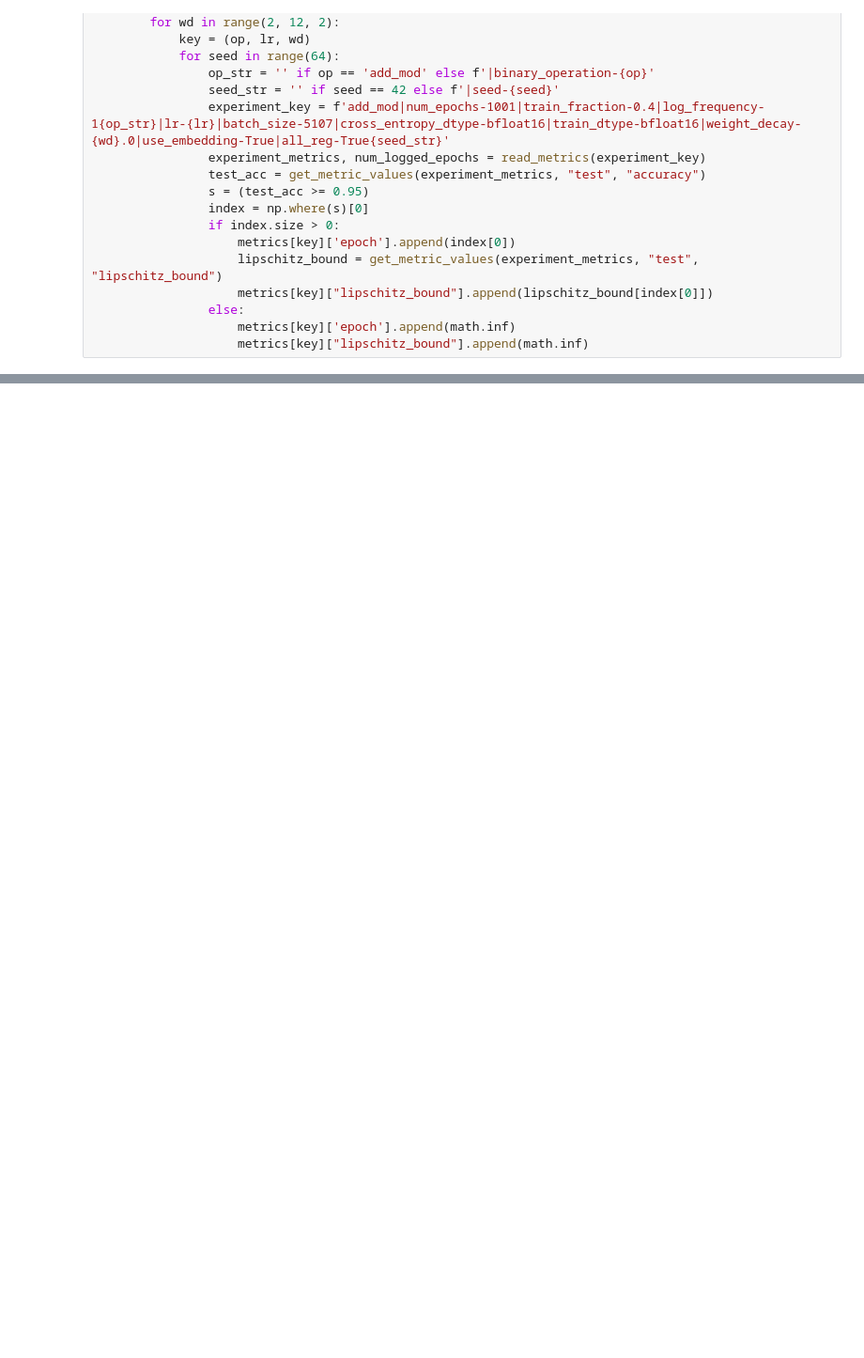
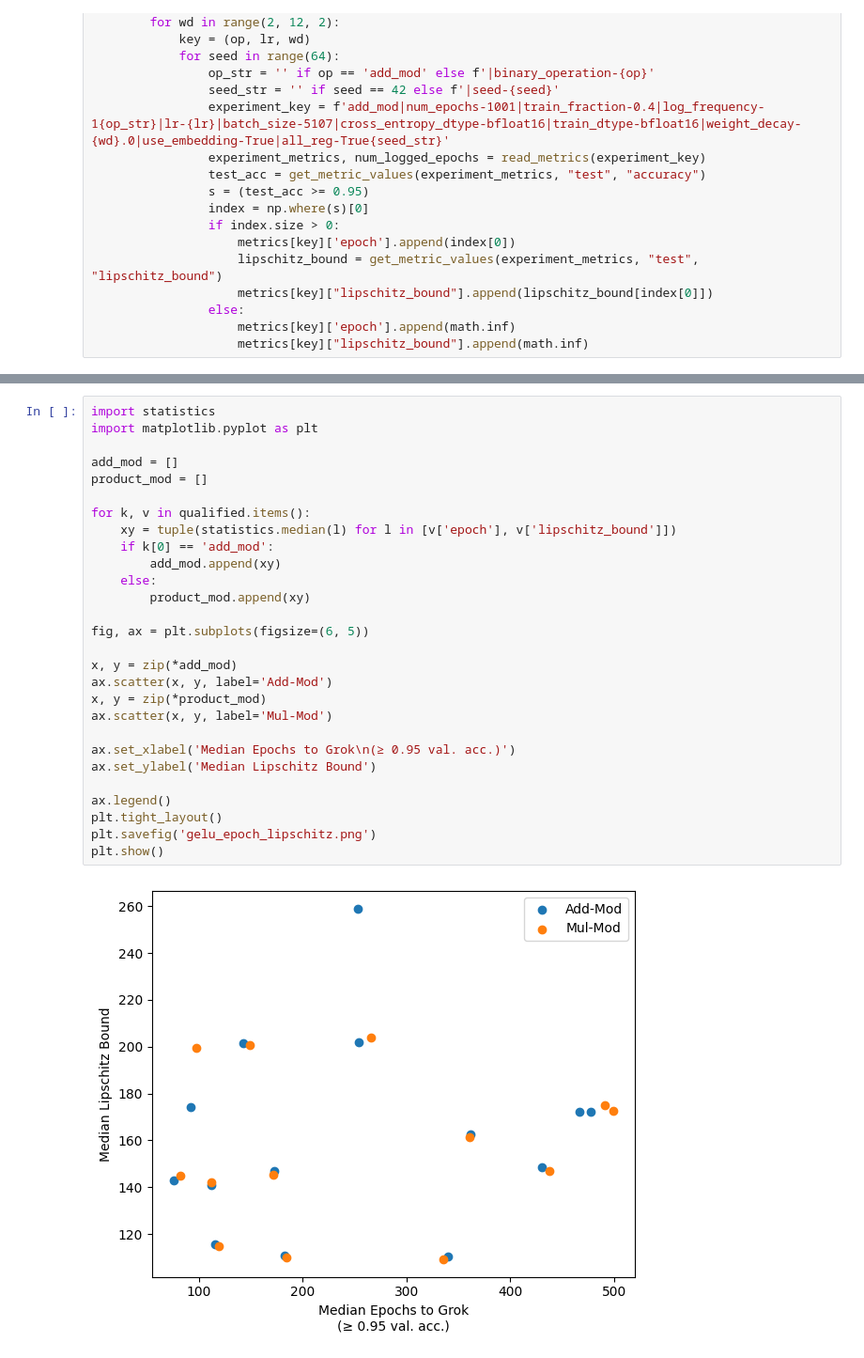
Before and after one commit to EIFY/grokking-at-the-edge-of-numerical-stability, a Jupyter notebook: lipschitz_plots.ipynb, the cells around one changed output, grey strips where cells are left out. Shown at 94% size. Cells and saved outputs as stored; diff of their text form; blank space fills up the shorter version.

Commit message:
GELU exp., filter out all settings that don't grok reliably

```diff
--- a/lipschitz_plots.ipynb
+++ b/lipschitz_plots.ipynb
@@ -99,0 +136,30 @@ plt.show()
+# %%
+import statistics
+import matplotlib.pyplot as plt
+
+add_mod = []
+product_mod = []
+
+for k, v in qualified.items():
+    xy = tuple(statistics.median(l) for l in [v['epoch'], v['lipschitz_bound']])
+    if k[0] == 'add_mod':
+        add_mod.append(xy)
+    else:
+        product_mod.append(xy)
+
+fig, ax = plt.subplots(figsize=(6, 5))
+
+x, y = zip(*add_mod)
+ax.scatter(x, y, label='Add-Mod')
+x, y = zip(*product_mod)
+ax.scatter(x, y, label='Mul-Mod')
+
+ax.set_xlabel('Median Epochs to Grok\n(≥ 0.95 val. acc.)')
+ax.set_ylabel('Median Lipschitz Bound')
+
+ax.legend()
+plt.tight_layout()
+plt.savefig('gelu_epoch_lipschitz.png')
+plt.show()
+# %% [output]
+[figure, added]
```
Also changed, not shown: parts of 6 cells of this notebook, 1 other file.
